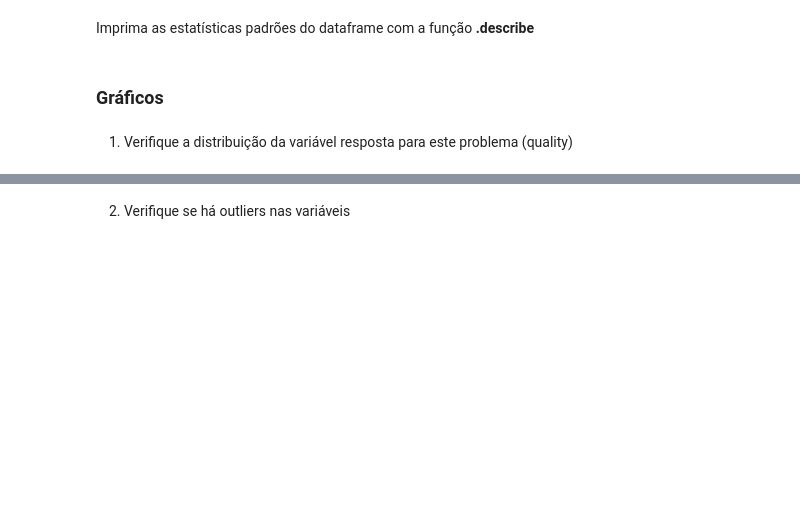
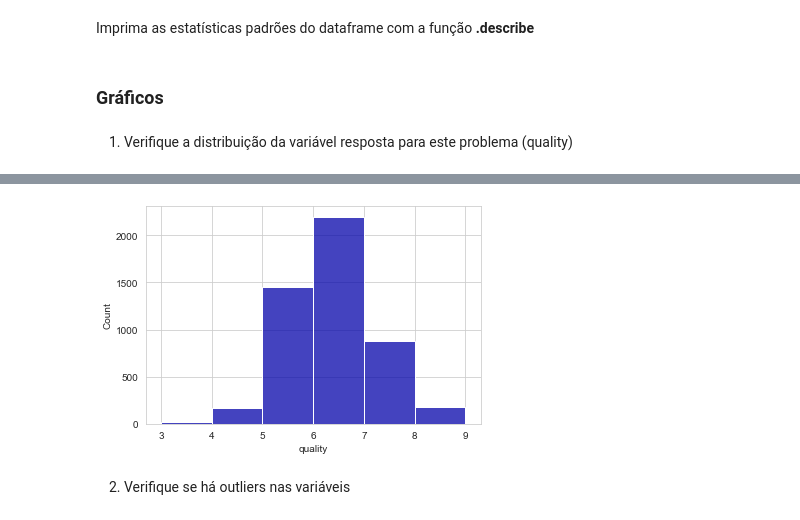
Before and after one commit to Moc967/letscode-data-2, a Jupyter notebook: src/Aula 4 - Seaborn.ipynb, the cells around one changed output, grey strips where cells are left out. Cells and saved outputs as stored; diff of their text form; code cells hidden in the pictures; blank space fills up the shorter version.

```diff
--- a/src/Aula 4 - Seaborn.ipynb
+++ b/src/Aula 4 - Seaborn.ipynb
@@ -366,2 +426,6 @@ Imprima as estatísticas padrões do dataframe com a função **.describe**
+# %%
+sns.histplot(data=df_wine, x = 'quality', bins=6, color='#0504aa');
+# %% [output]
+[figure, added]
 # %% [markdown]
 2) Verifique se há outliers nas variáveis
```
Also changed, not shown: parts of 48 cells of this notebook.
